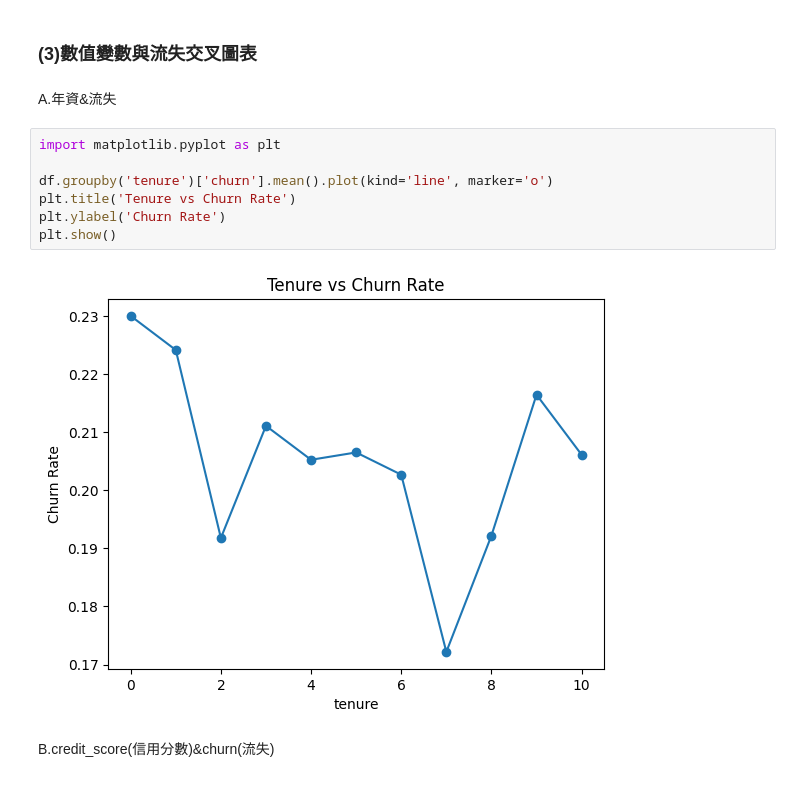
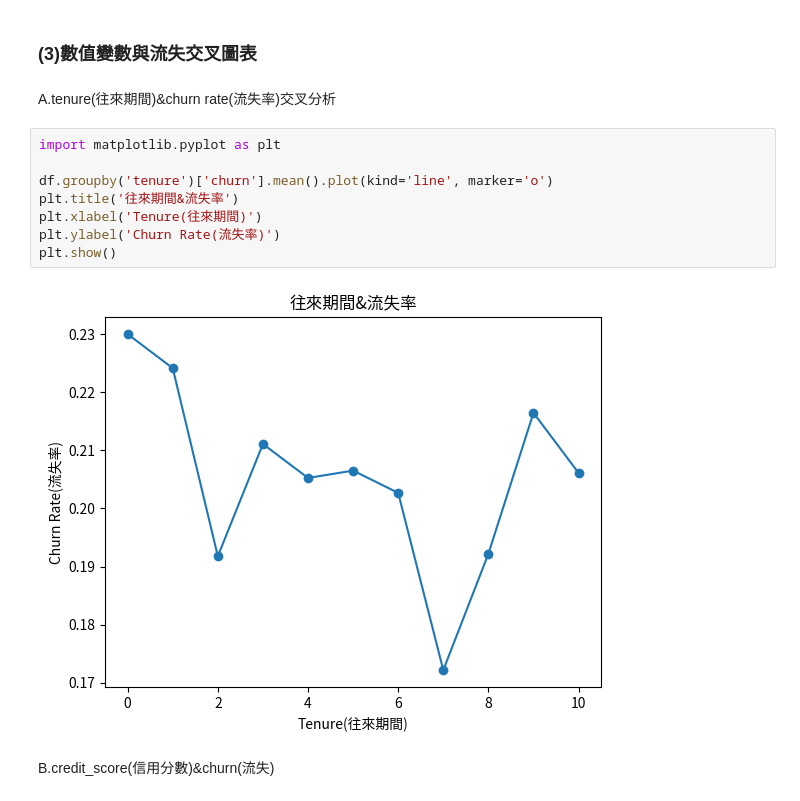
Before and after one commit to akilchen/side-project, a Jupyter notebook: Bank_Customer_Churn_Dataset.ipynb, the cells around one changed output. Cells and saved outputs as stored; diff of their text form.

```diff
--- a/Bank_Customer_Churn_Dataset.ipynb
+++ b/Bank_Customer_Churn_Dataset.ipynb
@@ -258,17 +281,18 @@ active_member
 1              0.857309  0.142691
 # %% [markdown]
 ### (3)數值變數與流失交叉圖表
-# %% [markdown]
-A.年資&流失
+# %% [markdown]
+A.tenure(往來期間)&churn rate(流失率)交叉分析
 # %%
 import matplotlib.pyplot as plt
 
 df.groupby('tenure')['churn'].mean().plot(kind='line', marker='o')
-plt.title('Tenure vs Churn Rate')
-plt.ylabel('Churn Rate')
+plt.title('往來期間&流失率')
+plt.xlabel('Tenure(往來期間)')
+plt.ylabel('Churn Rate(流失率)')
 plt.show()
 # %% [output]
-[figure, old version]
+[figure, new version]
 # %% [markdown]
 B.credit_score(信用分數)&churn(流失)
 # %%
```
Also changed, not shown: parts of 39 cells of this notebook.
